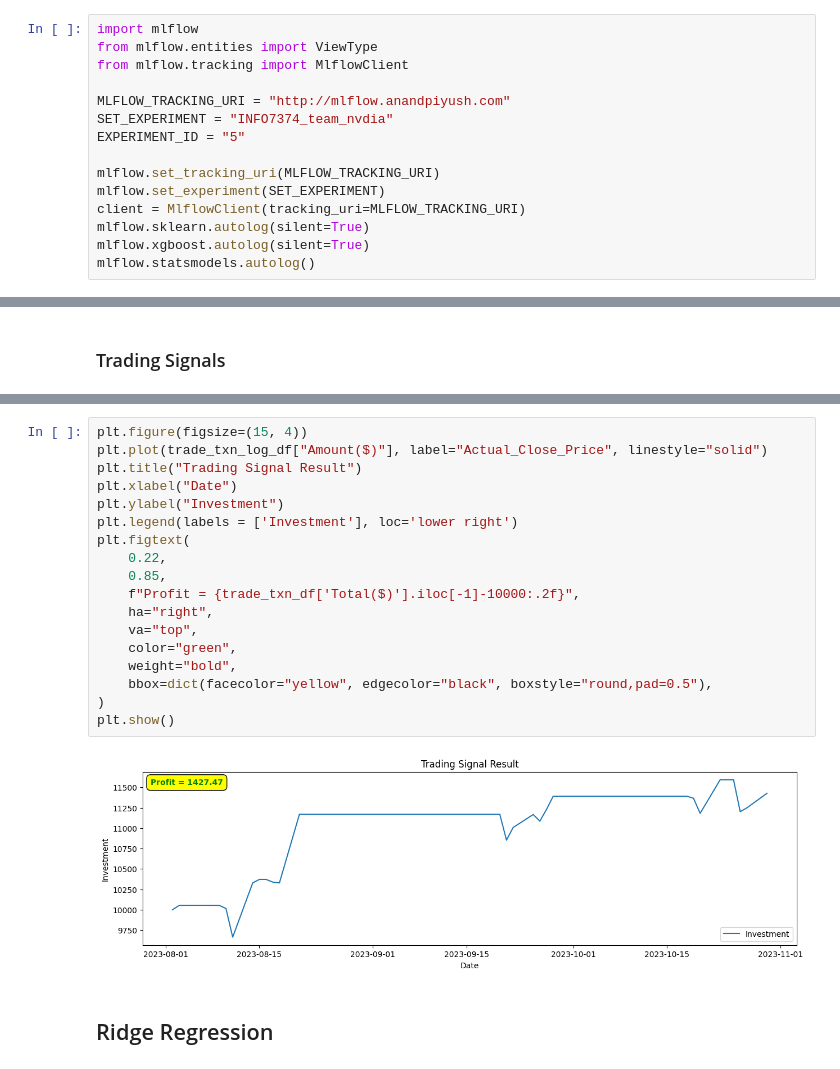
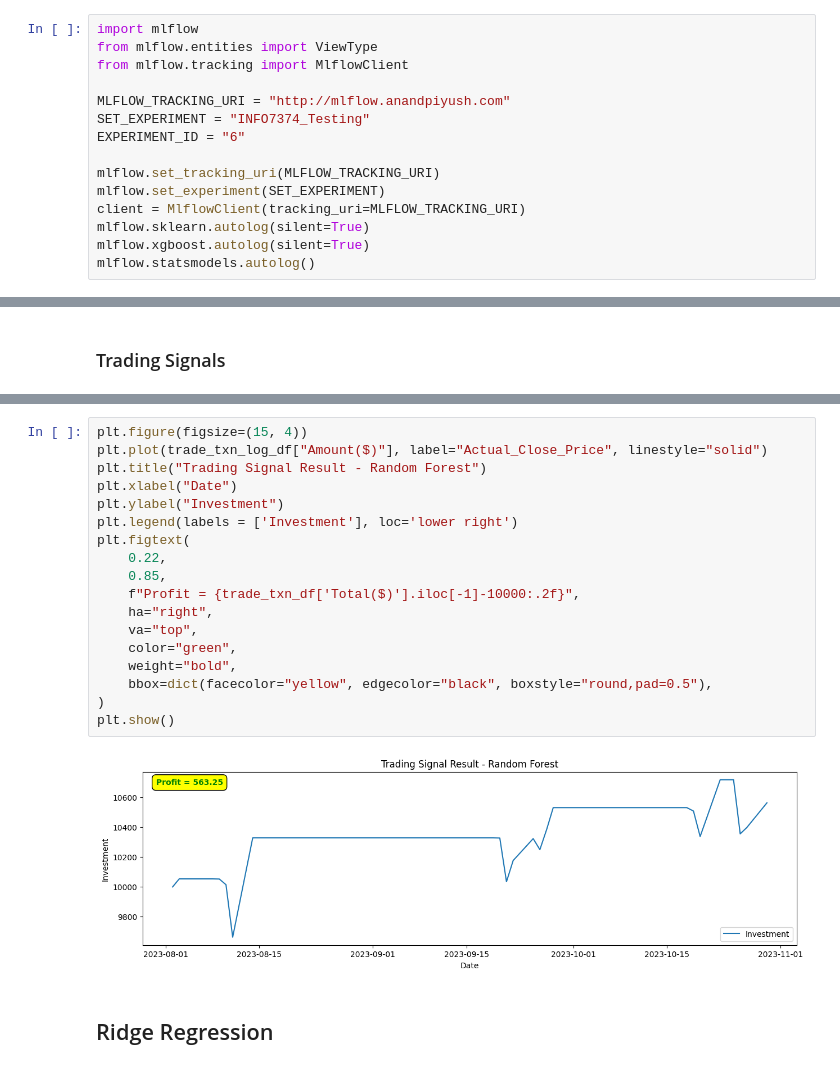
Before and after one commit to piyush-an/INFO7374_Predict_StockPrice, a Jupyter notebook: 4_Model_Training.ipynb, the cells around one changed output, grey strips where cells are left out. Saved outputs shown, nothing was run; the diff lists cells and outputs as text.

```diff
--- a/4_Model_Training.ipynb
+++ b/4_Model_Training.ipynb
@@ -32,8 +32,8 @@ from mlflow.entities import ViewType
 from mlflow.tracking import MlflowClient
 
 MLFLOW_TRACKING_URI = "http://mlflow.anandpiyush.com"
-SET_EXPERIMENT = "INFO7374_team_nvdia"
-EXPERIMENT_ID = "5"
+SET_EXPERIMENT = "INFO7374_Testing"
+EXPERIMENT_ID = "6"
 
 mlflow.set_tracking_uri(MLFLOW_TRACKING_URI)
 mlflow.set_experiment(SET_EXPERIMENT)
@@ -334,23 +334,23 @@ trade_txn_df
 # %%
 plt.figure(figsize=(15, 4))
 plt.plot(trade_txn_log_df["Amount($)"], label="Actual_Close_Price", linestyle="solid")
-plt.title("Trading Signal Result")
+plt.title("Trading Signal Result - Random Forest")
 plt.xlabel("Date")
 plt.ylabel("Investment")
 plt.legend(labels = ['Investment'], loc='lower right')
 plt.figtext(
     0.22,
     0.85,
     f"Profit = {trade_txn_df['Total($)'].iloc[-1]-10000:.2f}",
     ha="right",
     va="top",
     color="green",
     weight="bold",
     bbox=dict(facecolor="yellow", edgecolor="black", boxstyle="round,pad=0.5"),
 )
 plt.show()
 # %% [output]
-[figure, old version]
+[figure, new version]
 # %% [markdown]
 ## Ridge Regression
 # %%
```
Also changed, not shown: parts of 15 cells of this notebook.
